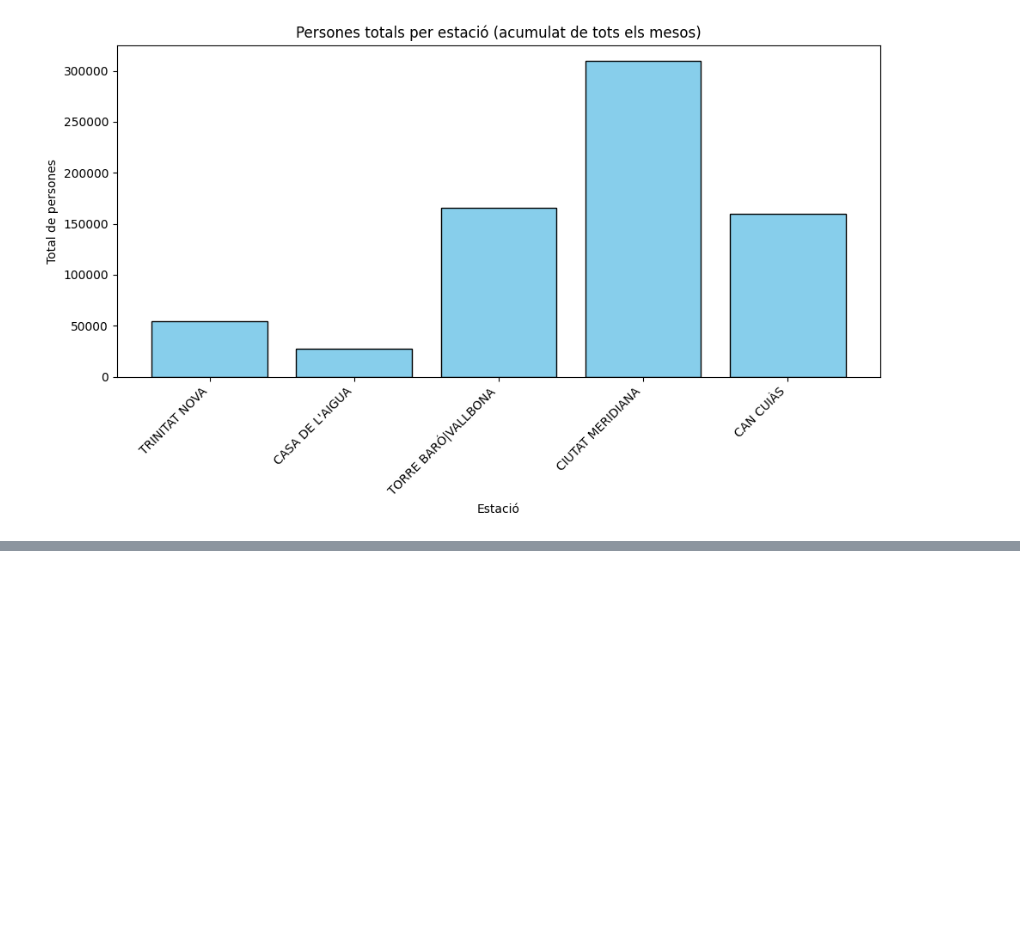
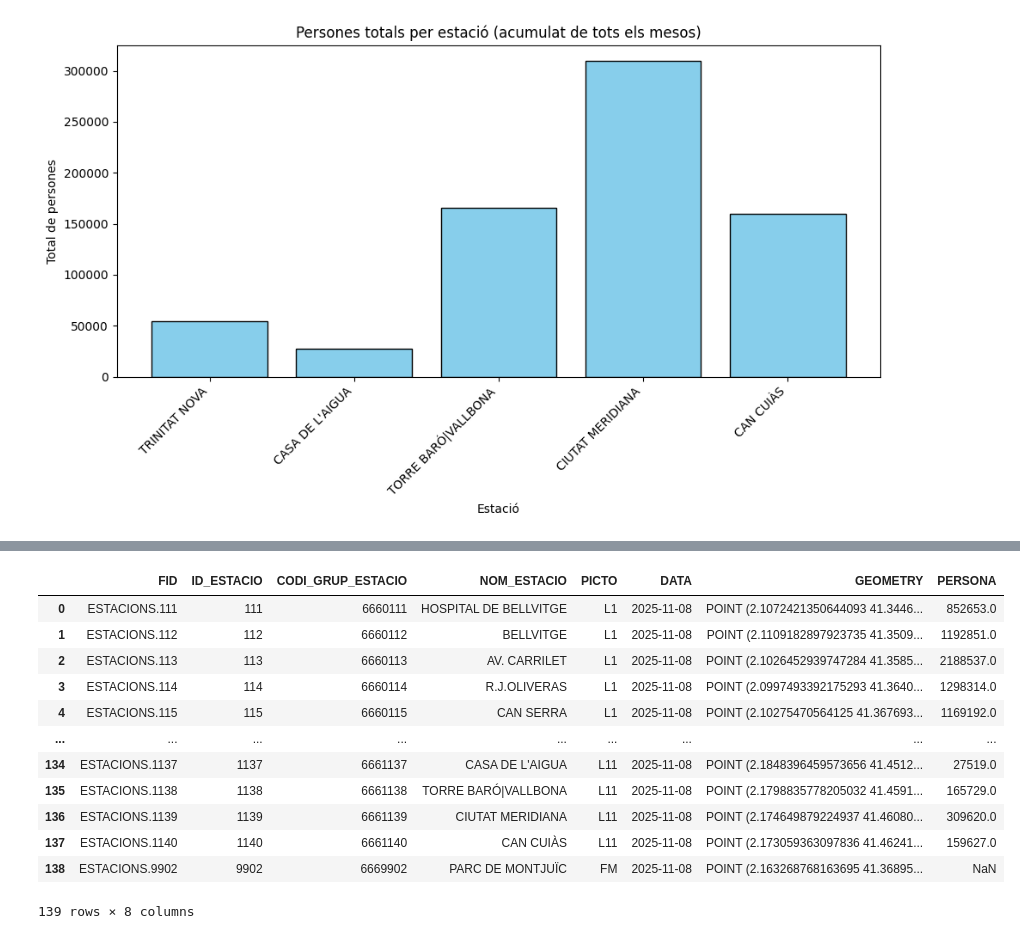
Before and after one commit to joanmarc28/UAB_hackaton_2025, a Jupyter notebook: dataframe.ipynb, the cells around one changed output, grey strips where cells are left out. Drawn from its saved outputs; the diff is of its cells as text; code cells hidden in the pictures; blank space fills up the shorter version.

```diff
--- a/dataframe.ipynb
+++ b/dataframe.ipynb
@@ -89,0 +113,2 @@ print(paradas)
+# %%
+estacions["NOM_ESTACIO"] = estacions["NOM_ESTACIO"].str.upper()
@@ -89,0 +151,23 @@ print(paradas)
+# %%
+
+estacions["GEOMETRY"] = estacions["GEOMETRY"].apply(wkt.loads)
+
+estacions["PERSONA"] = estacions["NOM_ESTACIO"].map(paradas)
+
+estacions = gpd.GeoDataFrame(estacions, geometry="GEOMETRY", crs="EPSG:4326")
+# %%
+estacions
+# %% [output]
+|  | FID | ID_ESTACIO | CODI_GRUP_ESTACIO | NOM_ESTACIO | PICTO | DATA | GEOMETRY | PERSONA |
+| 0 | ESTACIONS.111 | 111 | 6660111 | HOSPITAL DE BELLVITGE | L1 | 2025-11-08 | POINT (2.1072421350644093 41.3446... | 852653.0 |
+| 1 | ESTACIONS.112 | 112 | 6660112 | BELLVITGE | L1 | 2025-11-08 | POINT (2.1109182897923735 41.3509... | 1192851.0 |
+| 2 | ESTACIONS.113 | 113 | 6660113 | AV. CARRILET | L1 | 2025-11-08 | POINT (2.1026452939747284 41.3585... | 2188537.0 |
+| 3 | ESTACIONS.114 | 114 | 6660114 | R.J.OLIVERAS | L1 | 2025-11-08 | POINT (2.0997493392175293 41.3640... | 1298314.0 |
+| 4 | ESTACIONS.115 | 115 | 6660115 | CAN SERRA | L1 | 2025-11-08 | POINT (2.10275470564125 41.367693... | 1169192.0 |
+| ... | ... | ... | ... | ... | ... | ... | ... | ... |
+| 134 | ESTACIONS.1137 | 1137 | 6661137 | CASA DE L'AIGUA | L11 | 2025-11-08 | POINT (2.1848396459573656 41.4512... | 27519.0 |
+| 135 | ESTACIONS.1138 | 1138 | 6661138 | TORRE BARÓ|VALLBONA | L11 | 2025-11-08 | POINT (2.1798835778205032 41.4591... | 165729.0 |
+| 136 | ESTACIONS.1139 | 1139 | 6661139 | CIUTAT MERIDIANA | L11 | 2025-11-08 | POINT (2.174649879224937 41.46080... | 309620.0 |
+| 137 | ESTACIONS.1140 | 1140 | 6661140 | CAN CUIÀS | L11 | 2025-11-08 | POINT (2.173059363097836 41.46241... | 159627.0 |
+| 138 | ESTACIONS.9902 | 9902 | 6669902 | PARC DE MONTJUÏC | FM | 2025-11-08 | POINT (2.163268768163695 41.36895... | NaN |
+139 rows × 8 columns
```
Also changed, not shown: parts of 7 cells of this notebook.
